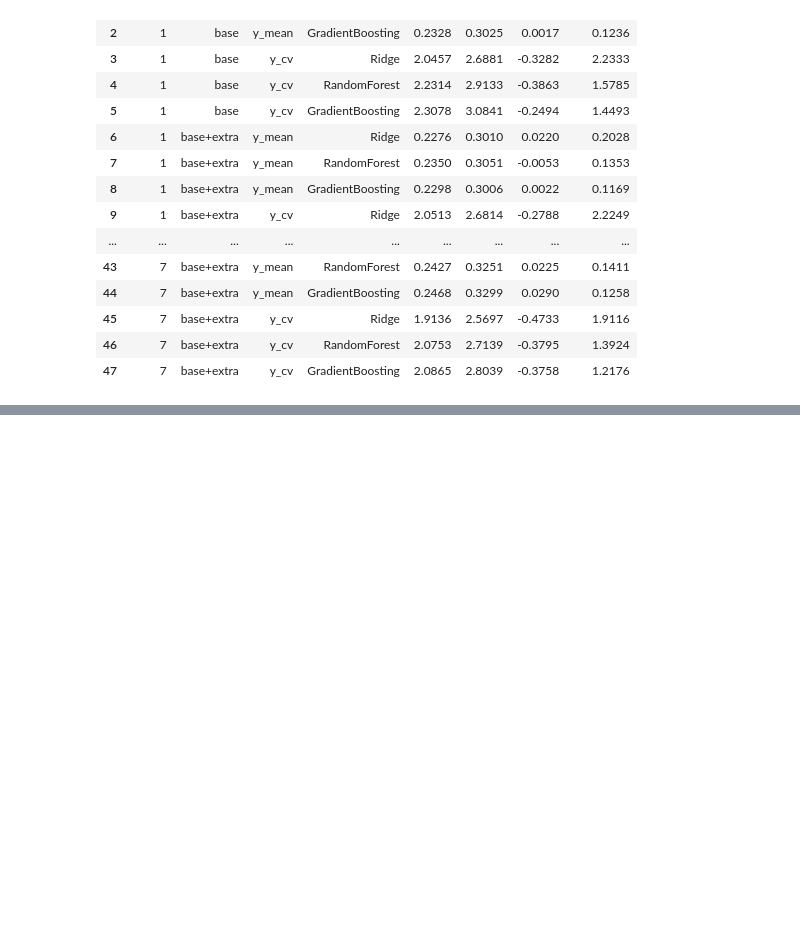
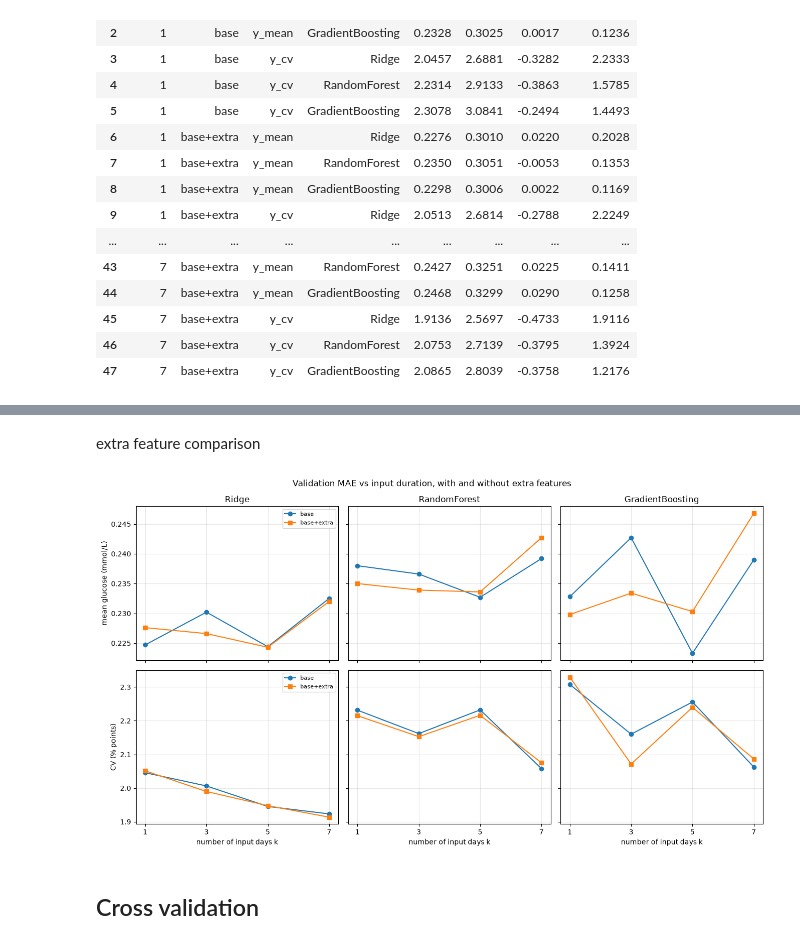
Before and after one commit to isaureimb/MLproject2, a Jupyter notebook: notebooks/Results.ipynb, the cells around one changed output, grey strips where cells are left out. Cells and saved outputs as stored; diff of their text form; code cells hidden in the pictures; blank space fills up the shorter version.

```diff
--- a/notebooks/Results.ipynb
+++ b/notebooks/Results.ipynb
@@ -91,0 +110,8 @@ Résultats sauvegardés dans /Users/isaureimberton/Documents/EPFL/machine_Learni
+# %% [markdown]
+extra feature comparison
+# %%
+plot_mae_vs_k_extra_features(df_val)
+# %% [output]
+[figure, added]
+# %% [markdown]
+## Cross validation
```
Also changed, not shown: parts of 8 cells of this notebook, 3 other files.
